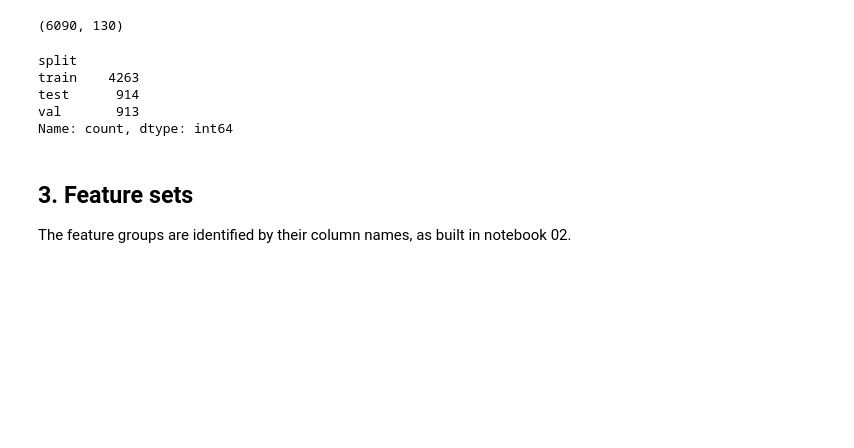
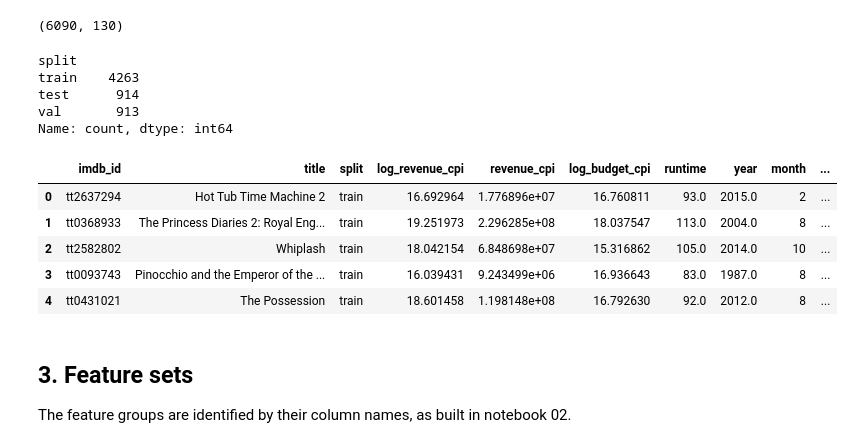
Before and after one commit to Erdos-Projects/fall-2026-executive-producers, a Jupyter notebook: notebooks/03_models.ipynb, the cells around one changed output. Cells and saved outputs as stored; diff of their text form; code cells hidden in the pictures; blank space fills up the shorter version.

```diff
--- a/notebooks/03_models.ipynb
+++ b/notebooks/03_models.ipynb
@@ -47,6 +47,15 @@ train    4263
 test      914
 val       913
 Name: count, dtype: int64
+# %%
+feat.head()
+# %% [output]
+|  | imdb_id | title | split | log_revenue_cpi | revenue_cpi | log_budget_cpi | runtime | year | month | ... |
+| 0 | tt2637294 | Hot Tub Time Machine 2 | train | 16.692964 | 1.776896e+07 | 16.760811 | 93.0 | 2015.0 | 2 | ... |
+| 1 | tt0368933 | The Princess Diaries 2: Royal Eng... | train | 19.251973 | 2.296285e+08 | 18.037547 | 113.0 | 2004.0 | 8 | ... |
+| 2 | tt2582802 | Whiplash | train | 18.042154 | 6.848698e+07 | 15.316862 | 105.0 | 2014.0 | 10 | ... |
+| 3 | tt0093743 | Pinocchio and the Emperor of the ... | train | 16.039431 | 9.243499e+06 | 16.936643 | 83.0 | 1987.0 | 8 | ... |
+| 4 | tt0431021 | The Possession | train | 18.601458 | 1.198148e+08 | 16.792630 | 92.0 | 2012.0 | 8 | ... |
 # %% [markdown]
 ## 3. Feature sets
 
```
Also changed, not shown: parts of 9 cells of this notebook, 4 other files.
